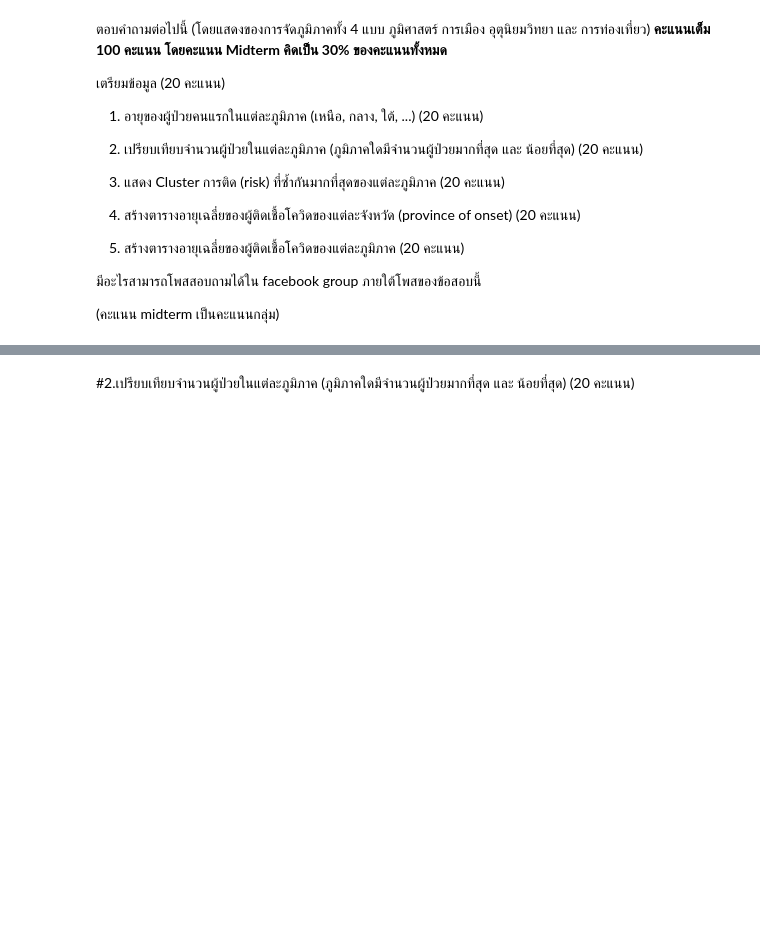
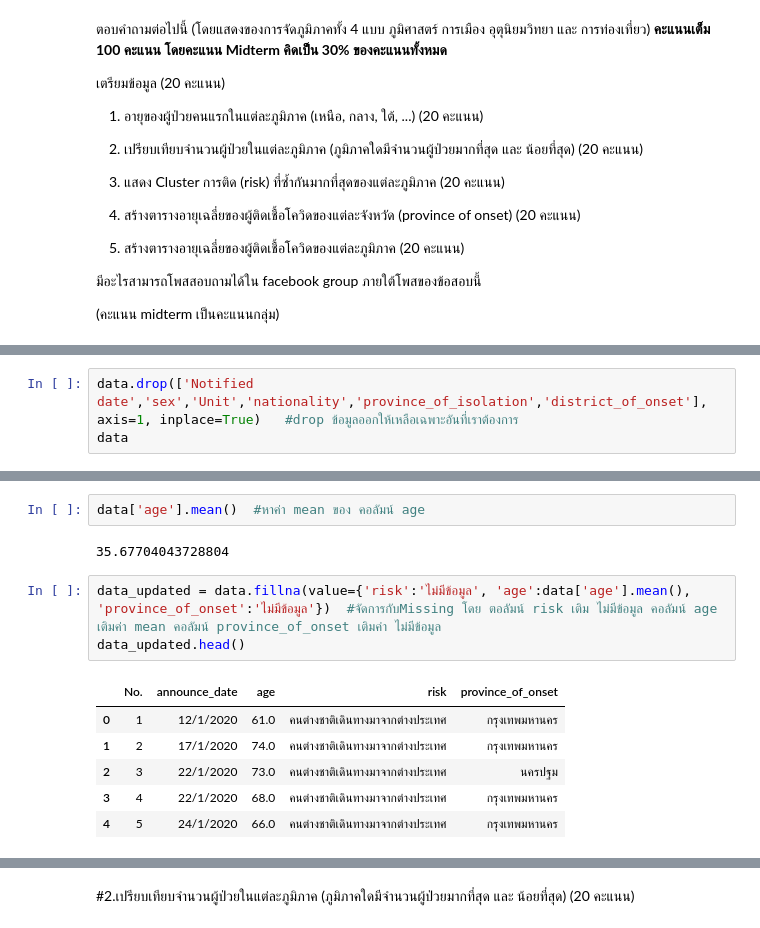
Before and after one commit to Thitichaya2000/data_viz_2022, a Jupyter notebook: BasicPython&DataViz_midterm2022.ipynb, the cells around one changed output, grey strips where cells are left out. Cells and saved outputs as stored; diff of their text form; blank space fills up the shorter version.

```diff
--- a/BasicPython&DataViz_midterm2022.ipynb
+++ b/BasicPython&DataViz_midterm2022.ipynb
@@ -465,0 +71,3 @@ n1_travel5.iloc[:1,:]
+# %%
+data.drop(['Notified date','sex','Unit','nationality','province_of_isolation','district_of_onset'], axis=1, inplace=True)   #drop ข้อมูลออกให้เหลือเฉพาะอันที่เราต้องการ
+data
@@ -465,0 +118,14 @@ n1_travel5.iloc[:1,:]
+# %%
+data['age'].mean()  #หาค่า mean ของ คอลัมน์ age
+# %% [output]
+35.67704043728804
+# %%
+data_updated = data.fillna(value={'risk':'ไม่มีข้อมูล', 'age':data['age'].mean(), 'province_of_onset':'ไม่มีข้อมูล'})  #จัดการกับMissing โดย ตอลัมน์ risk เติม ไม่มีข้อมูล คอลัมน์ age เติมค่า mean คอลัมน์ province_of_onset เติมค่า ไม่มีข้อมูล
+data_updated.head()
+# %% [output]
+|  | No. | announce_date | age | risk | province_of_onset |
+| 0 | 1 | 12/1/2020 | 61.0 | คนต่างชาติเดินทางมาจากต่างประเทศ | กรุงเทพมหานคร |
+| 1 | 2 | 17/1/2020 | 74.0 | คนต่างชาติเดินทางมาจากต่างประเทศ | กรุงเทพมหานคร |
+| 2 | 3 | 22/1/2020 | 73.0 | คนต่างชาติเดินทางมาจากต่างประเทศ | นครปฐม |
+| 3 | 4 | 22/1/2020 | 68.0 | คนต่างชาติเดินทางมาจากต่างประเทศ | กรุงเทพมหานคร |
+| 4 | 5 | 24/1/2020 | 66.0 | คนต่างชาติเดินทางมาจากต่างประเทศ | กรุงเทพมหานคร |
```
Also changed, not shown: parts of 229 cells of this notebook.
